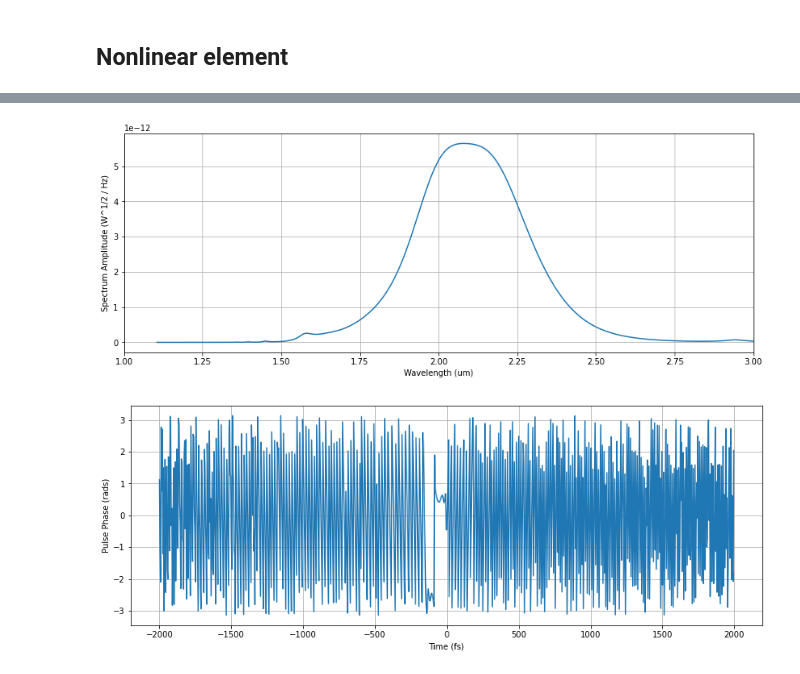
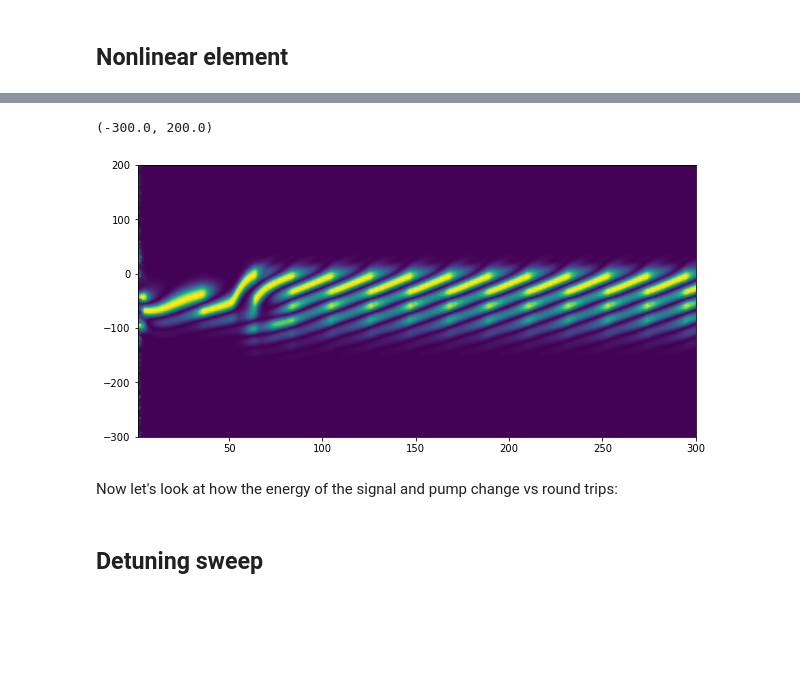
Before and after one commit to ledezmaluism/snow, a Jupyter notebook: Notebooks/Nonlinear_Test_Marc.ipynb, the cells around one changed output, grey strips where cells are left out. Cells and saved outputs as stored; diff of their text form; code cells hidden in the pictures; blank space fills up the shorter version.

```diff
--- a/Notebooks/Nonlinear_Test_Marc.ipynb
+++ b/Notebooks/Nonlinear_Test_Marc.ipynb
@@ -82,14 +82,12 @@ print(format(pump.energy_fd()*1e9, '0.3e'), 'nJ')
 ## Input parameters
 # %%
 #The pulse includes a natural FFT frequency axis
-Omega = pump.omega*1e-3
+Omega = pump_in.omega*1e-3
 print('Freq resolution =', Omega[1]*1e3/(2*pi), 'THz')
 
 #OPO parameters
 wa = 2*pi*c/wla #Central angular frequency for pulse "a"
 Co_loss = 1-0.65  #Output coupler loss
-dT = 4 #Detuning in fs
-l = c*dT/wlb #Detuning parameter l
 Ws = 14e-3 #Beam waist of signal (mm)
 Nrt = 200 #Round trips
 # %% [output]
@@ -106,6 +104,8 @@ phi5 = 0
 
 #Feedback loop
 deltaphi = (phi2/2)*Omega**2 + (phi3/6)*Omega**3 + (phi4/24)*Omega**4 + (phi5/120)*Omega**5
+dT = -3 #Detuning in fs
+l = c*dT/wlb #Detuning parameter l
 phi = pi*l + dT*Omega + deltaphi
 fb = np.sqrt(Co_loss)*np.exp(1j*phi)
 
@@ -172,6 +145,7 @@ def opo(signal, pump, nl_element, feedback):
 # %%
+Nrt = 300
 tic = time.time();
-signal, pump_out, signal_evolution, signal_energy_evol, pump_energy_evol = opo(signal, pump, crystal, fb)
+signal, pump_out, signal_evolution, signal_energy_evol, pump_energy_evol = nlo.OPO(signal_in, pump_in, crystal, fb, N=Nrt)
 elapsed = time.time() - tic;
 print('Time elapsed = ' + str(round(elapsed,5)) + ' seconds')
 # %% [output]
@@ -191,8 +158,0 @@ signal.plot_spectrum()
-# %%
-signal.plot_spectrum_vs_wavelength(xlim=[1,3])
-# %% [output]
-[figure, removed]
-# %%
-signal.plot_phase_vs_time()
-# %% [output]
-[figure, removed]
@@ -232,7 +167,10 @@ signal.plot_phase_vs_time()
 # %%
-# #plt.imshow(np.transpose(evol))
-# X,Y = np.meshgrid(np.arange(1,Nrt+1), t)
-# # Y.shape
-# plt.contourf(X, Y, np.transpose(evol), 100)
-# plt.ylim([-200,200])
+X,Y = np.meshgrid(np.arange(1,Nrt+1), t)
+plt.contourf(X, Y, np.transpose(signal_evolution), 100)
+plt.ylim([-300,200])
 # plt.xlim([0,100])
+# %% [output]
+(-300.0, 200.0)
+[figure, added]
+# %% [markdown]
+Now let's look at how the energy of the signal and pump change vs round trips:
@@ -238,0 +180,2 @@ signal.plot_phase_vs_time()
+# %% [markdown]
+## Detuning sweep
```
Also changed, not shown: parts of 22 cells of this notebook.
